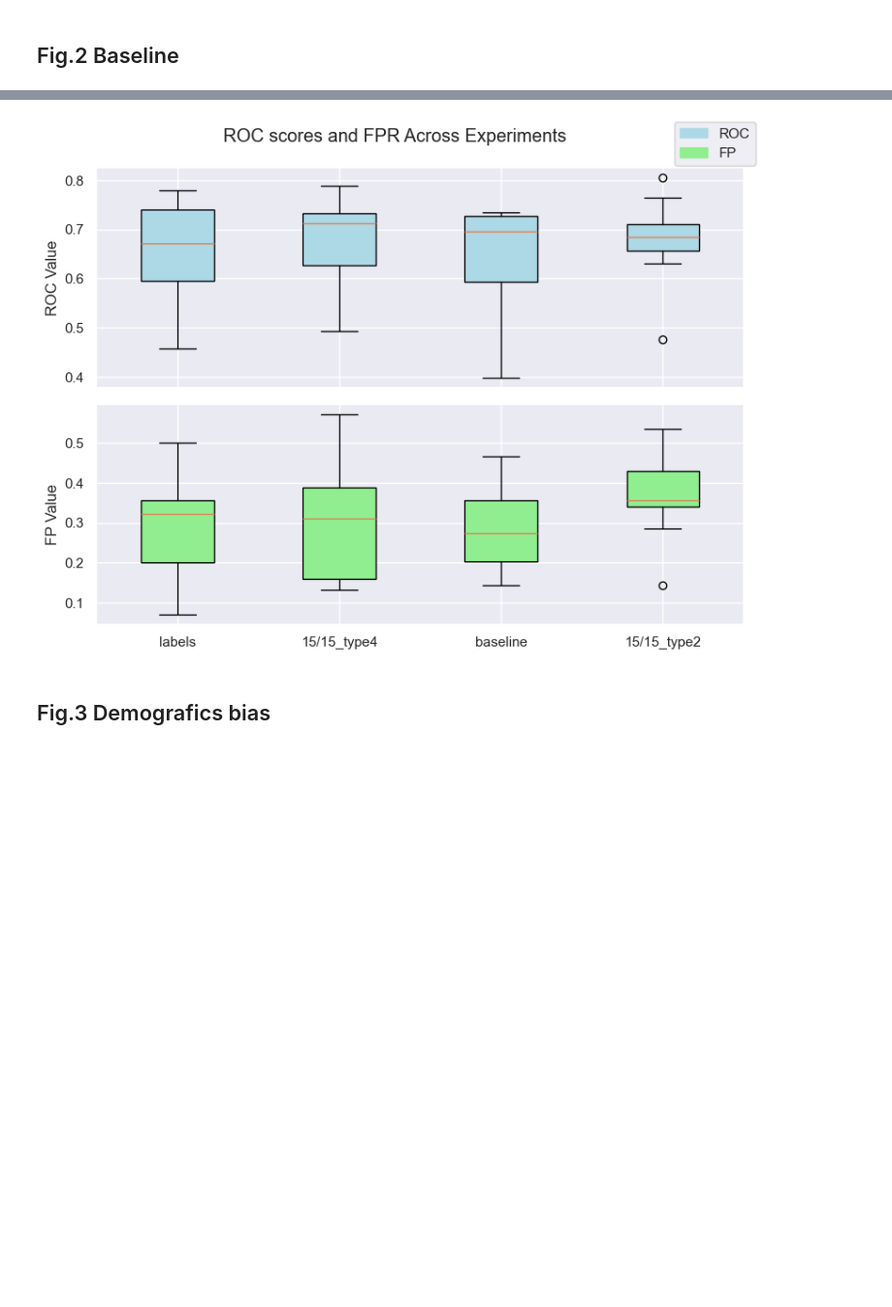
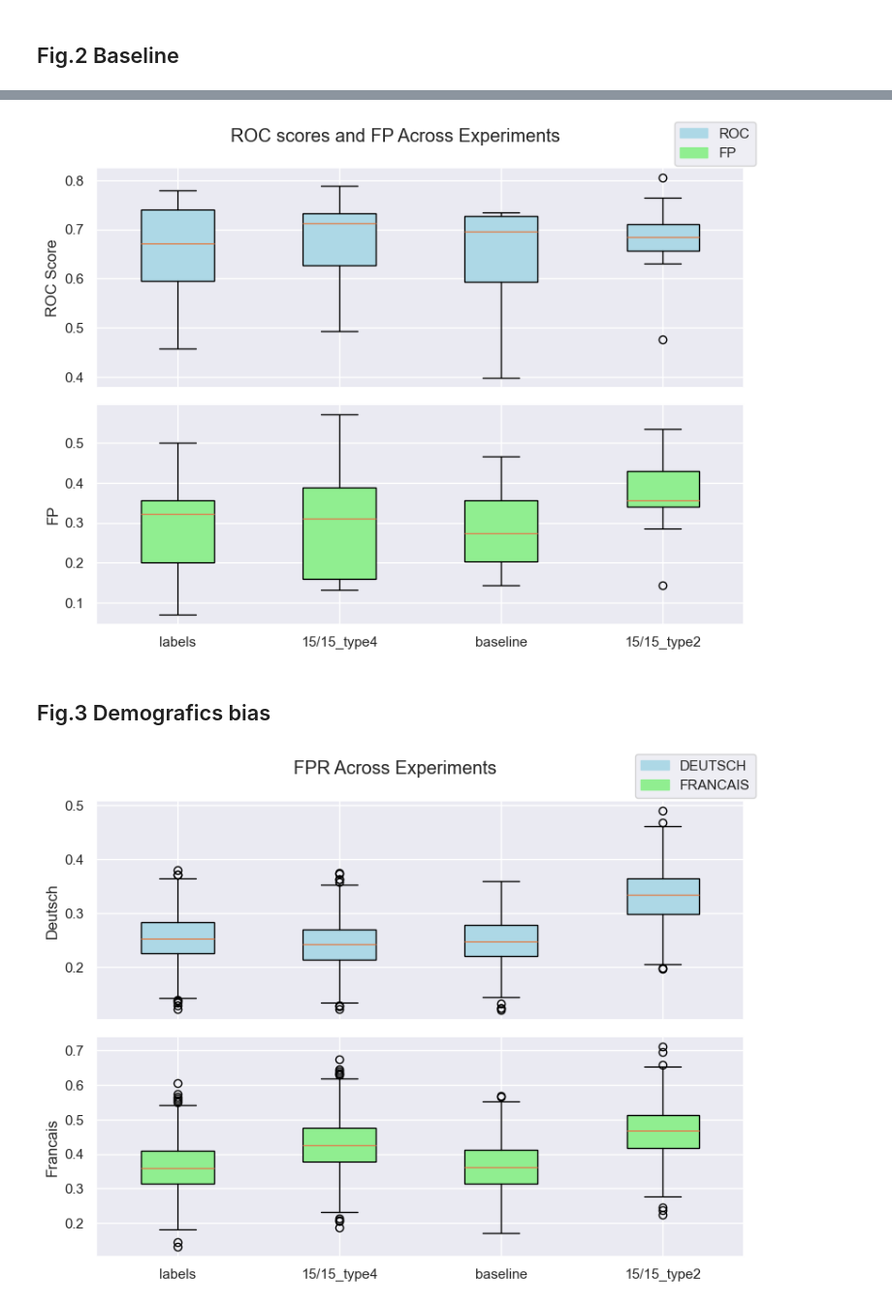
Before and after one commit to CS-433/ml-project-2-losmodelosmatemagicos, a Jupyter notebook: src/get_metrics_of_results.ipynb, the cells around one changed output, grey strips where cells are left out. Shown at 97% size. Saved outputs shown, nothing was run; the diff lists cells and outputs as text; code cells hidden in the pictures; blank space fills up the shorter version.

```diff
--- a/src/get_metrics_of_results.ipynb
+++ b/src/get_metrics_of_results.ipynb
@@ -330,9 +371,9 @@ for name, path in experiments.items():
     metrics[name] = {} # Initialize an empty dictionary
     metrics[name]["roc"], metrics[name]["fp"] = get_roc_fp(results)
 
-plot_box_plots(metrics)
+plot_box_plots(metrics, ["roc", "fp"], 'ROC scores and FP Across Experiments', ['ROC Score', 'FP'], ["lightblue", "lightgreen"])
 # %% [output]
-[figure, old version]
+[figure, new version]
 # %% [markdown]
 ## Fig.3 Demografics bias
 # %%
@@ -348,4 +389,8 @@ for name, path in experiments.items():
     results = load_results(path)
     test = conconate_test_fold(results)
     metrics[name] = {} # Initialize an empty dictionary
-    metrics[name]["FPR"] = calculate_fpr_tpr_by_demographic(test["y_real"], test["y_pred"], test["language"])
+    metrics[name]["Deutsch"], metrics[name]["Francais"] = calculate_fpr_tpr_by_demographic(test["y_real"], test["y_pred"], test["language"], only_fpr=True, two_languages=True)
+# %%
+plot_box_plots(metrics, ["Deutsch", "Francais"], 'FPR Across Experiments', ['Deutsch', 'Francais'], ["lightblue", "lightgreen"])
+# %% [output]
+[figure, added]
```
Also changed, not shown: parts of 7 cells of this notebook.
